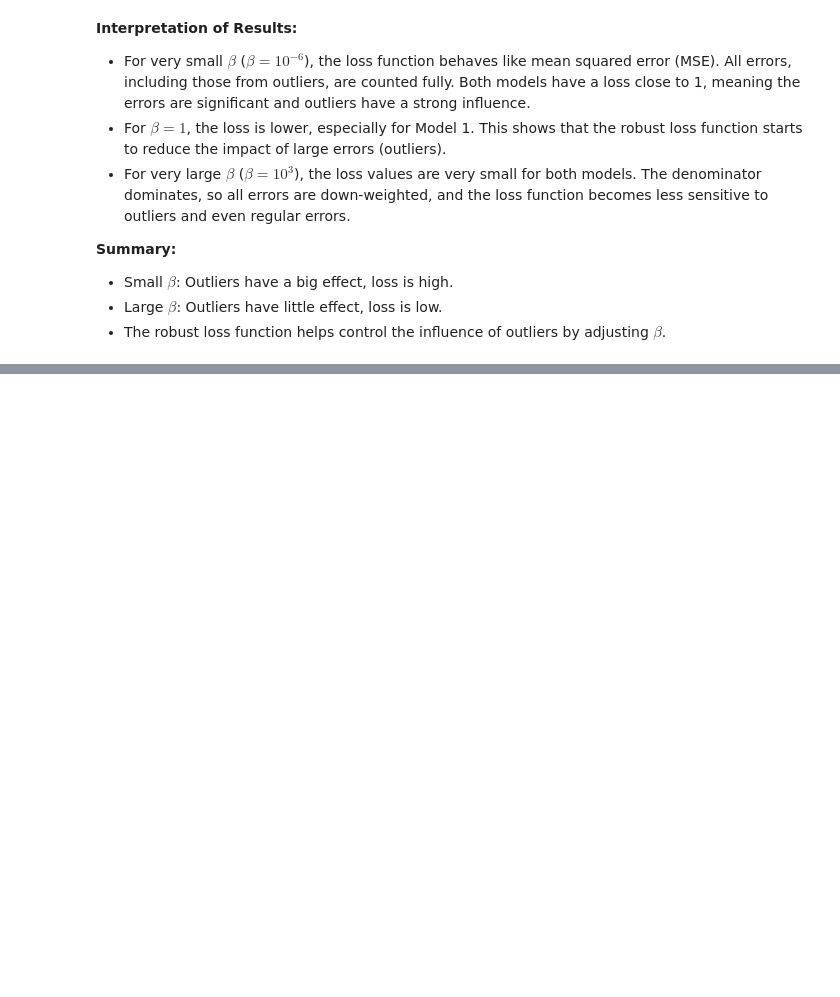
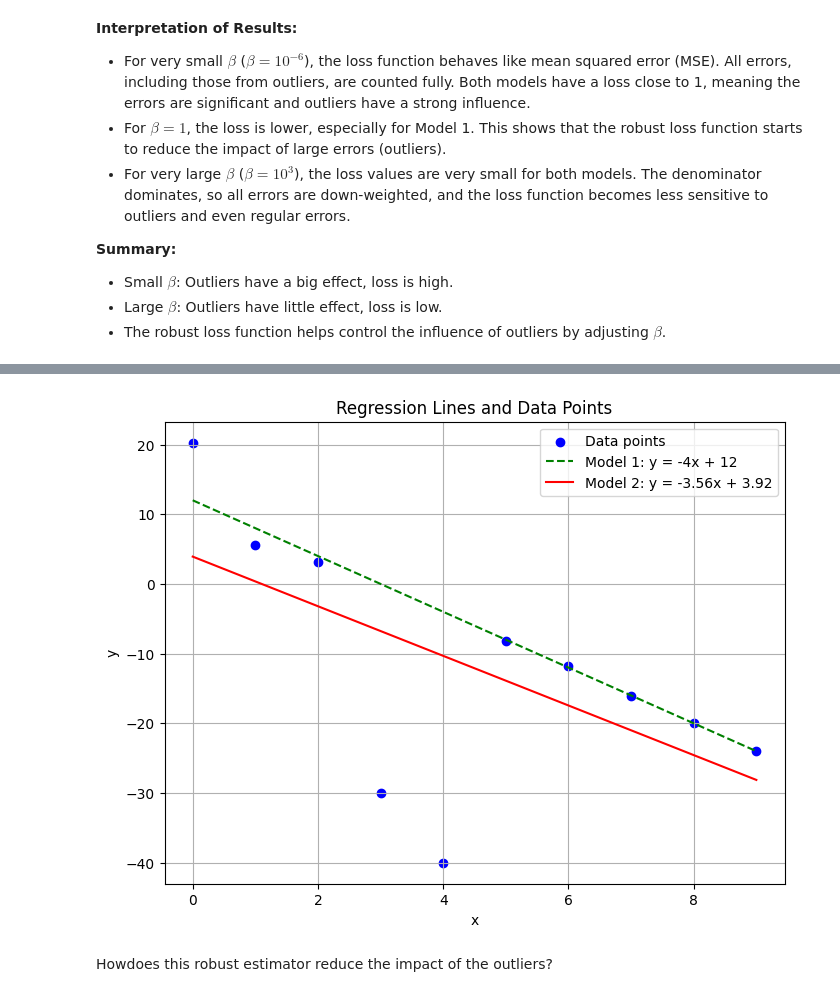
Before and after one commit to JeewanthaSadaruwan/Learning-from-data-and-related-challenges-and-linear-models-for-regression-, a Jupyter notebook: assignment1.ipynb, the cells around one changed output, grey strips where cells are left out. Saved outputs shown, nothing was run; the diff lists cells and outputs as text; code cells hidden in the pictures; blank space fills up the shorter version.

```diff
--- a/assignment1.ipynb
+++ b/assignment1.ipynb
@@ -133,0 +193,16 @@ Beta: 1000, Loss1: 0.000227, Loss2: 0.000188
+# %%
+
+plt.figure(figsize=(8,6))
+plt.scatter(x, y, color='blue', label='Data points')
+plt.plot(x, model1, color='green', linestyle='--', label='Model 1: y = -4x + 12')
+plt.plot(x, model2, color='red', linestyle='-', label='Model 2: y = -3.56x + 3.92')
+plt.xlabel('x')
+plt.ylabel('y')
+plt.title('Regression Lines and Data Points')
+plt.legend()
+plt.grid(True)
+plt.show()
+# %% [output]
+[figure, added]
+# %% [markdown]
+ Howdoes this robust estimator reduce the impact of the outliers?
```
Also changed, not shown: parts of 9 cells of this notebook.
